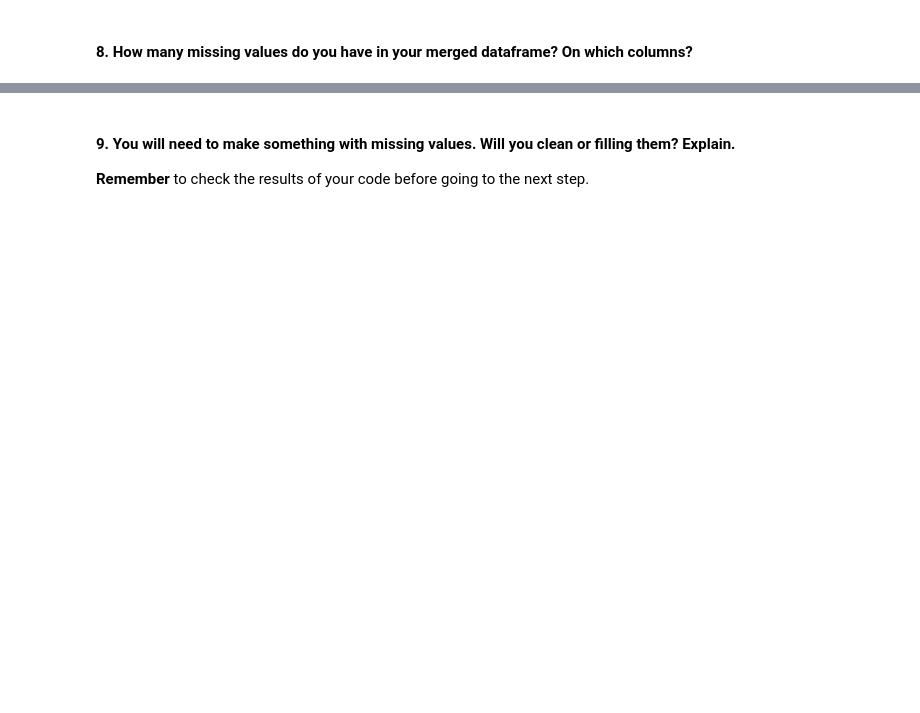
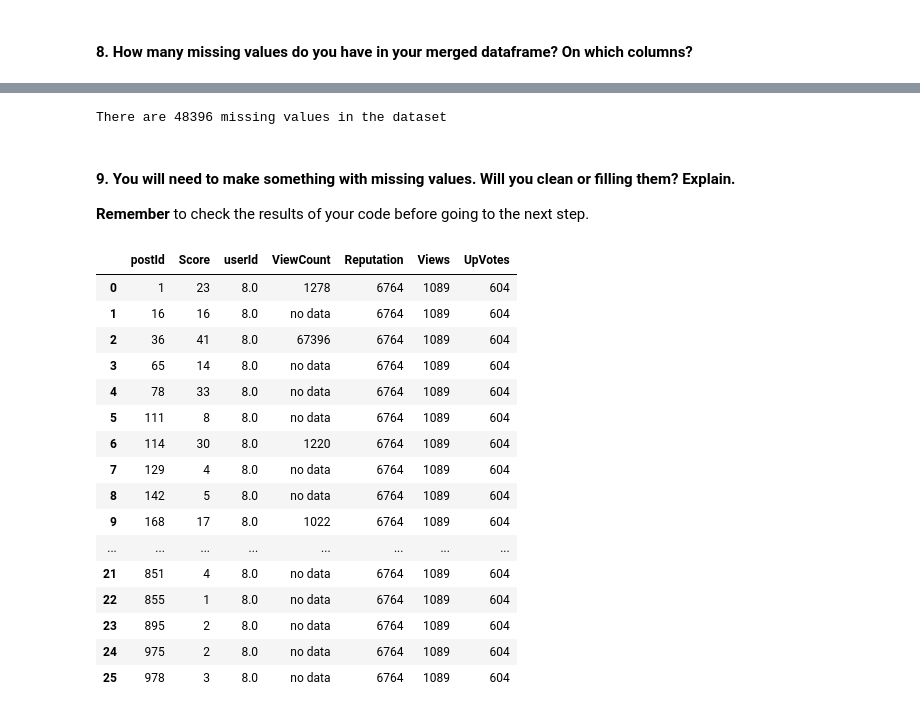
Before and after one commit to ta-data-remote/lab-data-cleaning, a Jupyter notebook: your-code/main.ipynb, the cells around one changed output, grey strips where cells are left out. Drawn from its saved outputs; the diff is of its cells as text; code cells hidden in the pictures; blank space fills up the shorter version.

```diff
--- a/your-code/main.ipynb
+++ b/your-code/main.ipynb
@@ -11,2 +58,6 @@
 # %% [markdown]
 #### 5. Rename Id column to postId and OwnerUserId to userId.
+# %%
+posts_table = posts_table.rename(columns={"Id":"postId", "OwnerUserId":"userId"})
+
+posts_table.head()
@@ -14,3 +72,9 @@
 #### 6. Define new dataframes for users and posts with the following selected columns:
 **users_sliced columns**: userId, Reputation, Views, UpVotes
 **posts_sliced columns**: postId, Score, userId, ViewCount
+# %%
+users_sliced = user_table[["userId", "Reputation", "Views", "UpVotes"]]
+
+#user_sliced = user.table.filter("userId", "Reputation", "Views", "UpVotes")
+
+users_sliced.head()
@@ -16,0 +88,6 @@
+# %%
+posts_sliced = posts_table[["postId", "Score", "userId", "ViewCount"]]
+
+#user_sliced = user.table.filter("userId", "Reputation", "Views", "UpVotes")
+
+posts_sliced.head()
@@ -17,3 +101,6 @@
 # %% [markdown]
 #### 7. Merge the two dataframes created in the step above (8), users_sliced and posts_sliced.
 You will need to make a [merge](https://pandas.pydata.org/pandas-docs/stable/generated/pandas.DataFrame.merge.html) of posts and users dataframes.
+# %%
+user_posts = posts_sliced.merge(users_sliced)
+user_posts
@@ -22,3 +163,32 @@ You will need to make a [merge](https://pandas.pydata.org/pandas-docs/stable/gen
+# %%
+#Count the missing values
+user_posts.isnull().sum().sum()
+print(f"There are {user_posts.isnull().sum().sum()} missing values in the dataset")
+# %% [output]
+There are 48396 missing values in the dataset
 # %% [markdown]
 #### 9. You will need to make something with missing values.  Will you clean or filling them? Explain.
 **Remember** to check the results of your code before going to the next step.
+# %%
+#Using .fillna to replace the null values with whatever input in .fillna(" ")
+
+user_posts["ViewCount"].fillna("no data", inplace = True)
+user_posts[:26]
+# %% [output]
+|  | postId | Score | userId | ViewCount | Reputation | Views | UpVotes |
+| 0 | 1 | 23 | 8.0 | 1278 | 6764 | 1089 | 604 |
+| 1 | 16 | 16 | 8.0 | no data | 6764 | 1089 | 604 |
+| 2 | 36 | 41 | 8.0 | 67396 | 6764 | 1089 | 604 |
+| 3 | 65 | 14 | 8.0 | no data | 6764 | 1089 | 604 |
+| 4 | 78 | 33 | 8.0 | no data | 6764 | 1089 | 604 |
+| 5 | 111 | 8 | 8.0 | no data | 6764 | 1089 | 604 |
+| 6 | 114 | 30 | 8.0 | 1220 | 6764 | 1089 | 604 |
+| 7 | 129 | 4 | 8.0 | no data | 6764 | 1089 | 604 |
+| 8 | 142 | 5 | 8.0 | no data | 6764 | 1089 | 604 |
+| 9 | 168 | 17 | 8.0 | 1022 | 6764 | 1089 | 604 |
+| ... | ... | ... | ... | ... | ... | ... | ... |
+| 21 | 851 | 4 | 8.0 | no data | 6764 | 1089 | 604 |
+| 22 | 855 | 1 | 8.0 | no data | 6764 | 1089 | 604 |
+| 23 | 895 | 2 | 8.0 | no data | 6764 | 1089 | 604 |
+| 24 | 975 | 2 | 8.0 | no data | 6764 | 1089 | 604 |
+| 25 | 978 | 3 | 8.0 | no data | 6764 | 1089 | 604 |
```
Also changed, not shown: parts of 14 cells of this notebook.
